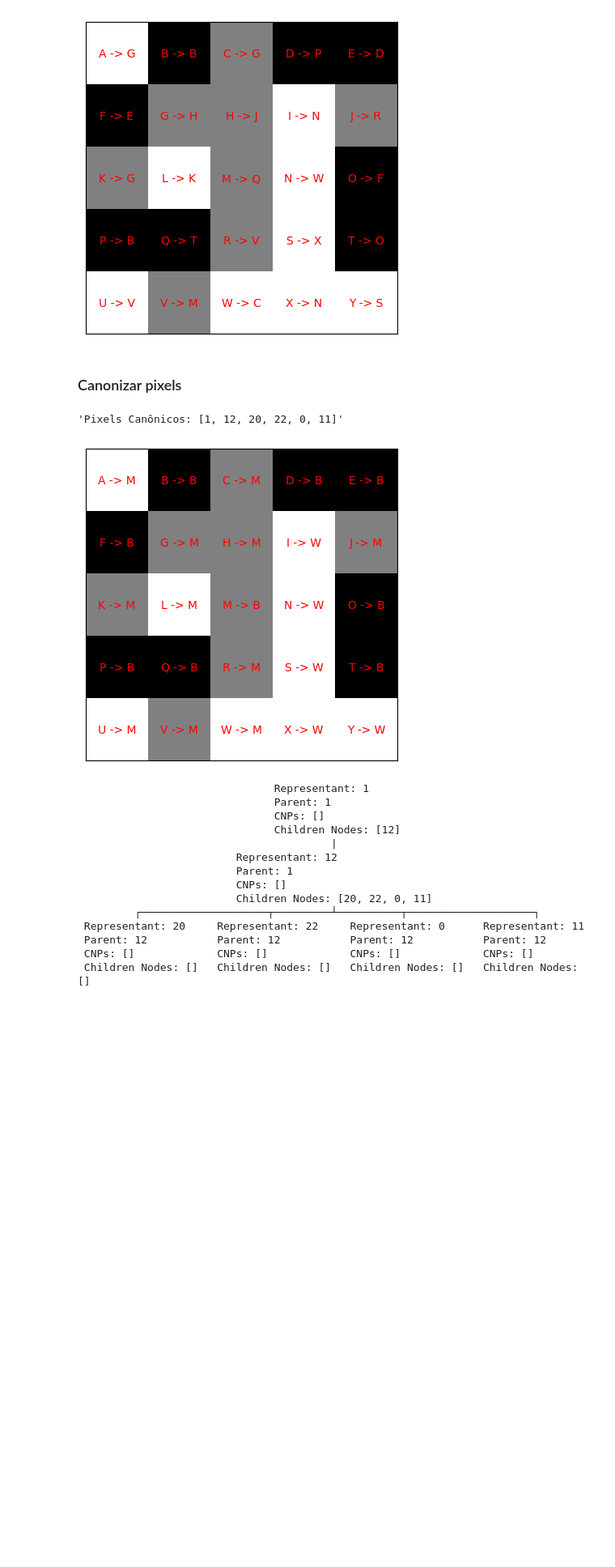
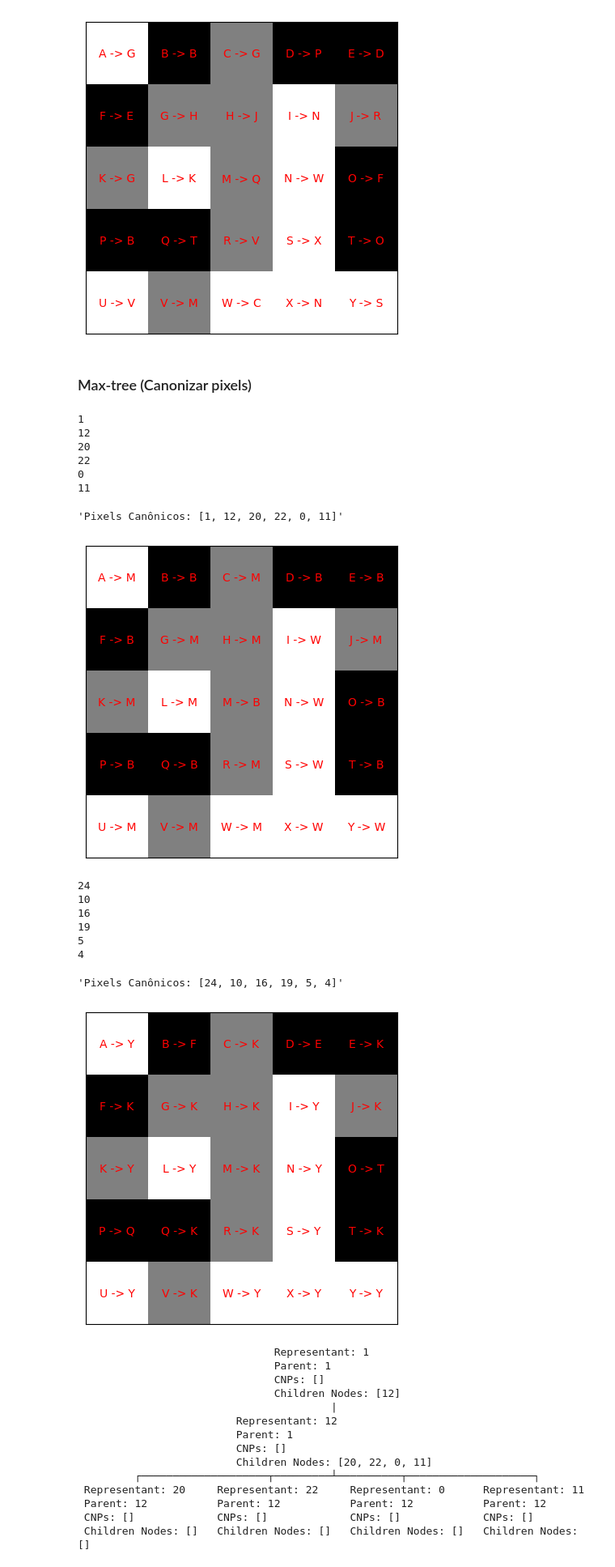
Before and after one commit to LukeBreezy/Morphology, a Jupyter notebook: Testes.ipynb, the cells around one changed output. Shown at 81% size. Saved outputs shown, nothing was run; the diff lists cells and outputs as text; code cells hidden in the pictures; blank space fills up the shorter version.

Commit message:
Melhoria na MaxTree e MinTree

```diff
--- a/Testes.ipynb
+++ b/Testes.ipynb
@@ -39,14 +39,33 @@ teste.showParents()
 # %% [output]
 [figure]
 # %% [markdown]
-### Canonizar pixels
+### Max-tree (Canonizar pixels)
 # %%
-teste.canonize()
-teste.showParents()
-f'Pixels Canônicos: {teste.canonical_pixels}'
+max_tree = MaxTree(img, Adjacency8())
+max_tree.showParents()
+f'Pixels Canônicos: {max_tree.canonical_pixels}'
 # %% [output]
-'Pixels Canônicos: [1, 12, 20, 22, 0, 11]'
+1
+12
+20
+22
+0
+11
+'Pixels Canônicos: [1, 12, 20, 22, 0, 11]'
 [figure]
+# %%
+min_tree = MinTree(img, Adjacency8())
+min_tree.showParents()
+f'Pixels Canônicos: {min_tree.canonical_pixels}'
+# %% [output]
+24
+10
+16
+19
+5
+4
+'Pixels Canônicos: [24, 10, 16, 19, 5, 4]'
+[figure, added]
 # %%
 # # Apenas para comparação
 # from skimage.morphology import max_tree
```
Also changed, not shown: parts of 6 cells of this notebook, 3 other files.
